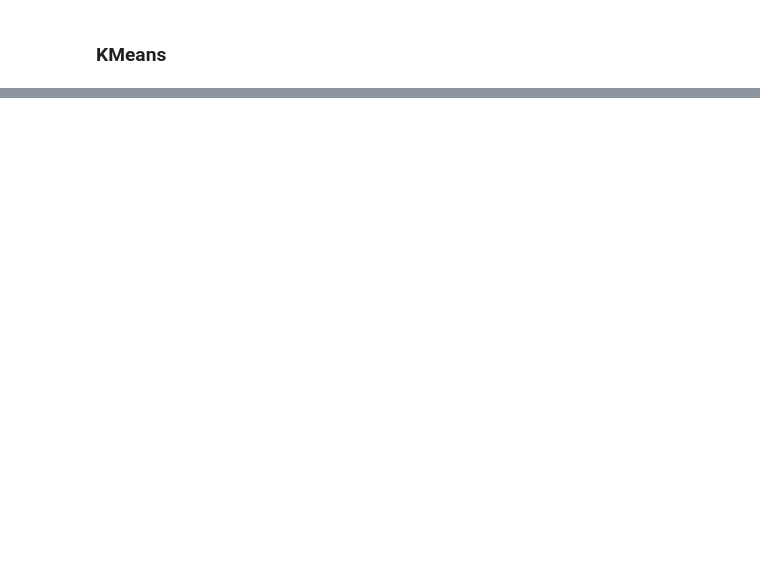
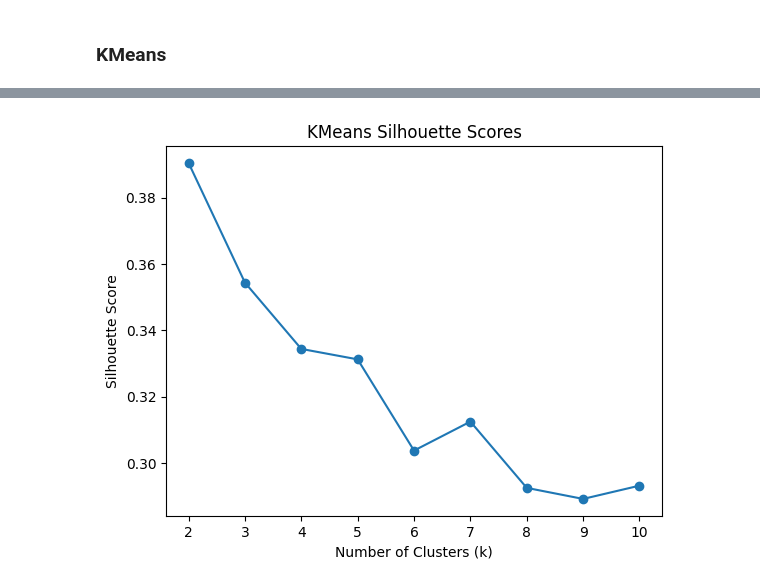
Before and after one commit to XmanJL/rolypoly-in-need4data, a Jupyter notebook: experiments/clustering.ipynb, the cells around one changed output, grey strips where cells are left out. Saved outputs shown, nothing was run; the diff lists cells and outputs as text; code cells hidden in the pictures; blank space fills up the shorter version.

Commit message:
KMeans Done (kinda?)

```diff
--- a/experiments/clustering.ipynb
+++ b/experiments/clustering.ipynb
@@ -507,0 +551,24 @@ plt.show()
+# %%
+# KMeans Clustering on the normal data
+
+# Only tune k
+silhouette_scores = []
+for k in range(2, 11):
+    model = KMeans(n_clusters=k, random_state=SEED, n_init=20)
+    normal_labels = model.fit_predict(X_normal_df)
+
+    silhouette_avg = silhouette_score(
+        X_normal_df, normal_labels,
+        sample_size=10000,
+        random_state=SEED
+    )
+    silhouette_scores.append(silhouette_avg)
+
+# Plot
+plt.plot(range(2, 11), silhouette_scores, marker="o")
+plt.xlabel("Number of Clusters (k)")
+plt.ylabel("Silhouette Score")
+plt.title("KMeans Silhouette Scores")
+plt.show()
+# %% [output]
+[figure, added]
```
Also changed, not shown: parts of 17 cells of this notebook, 1 other file.
